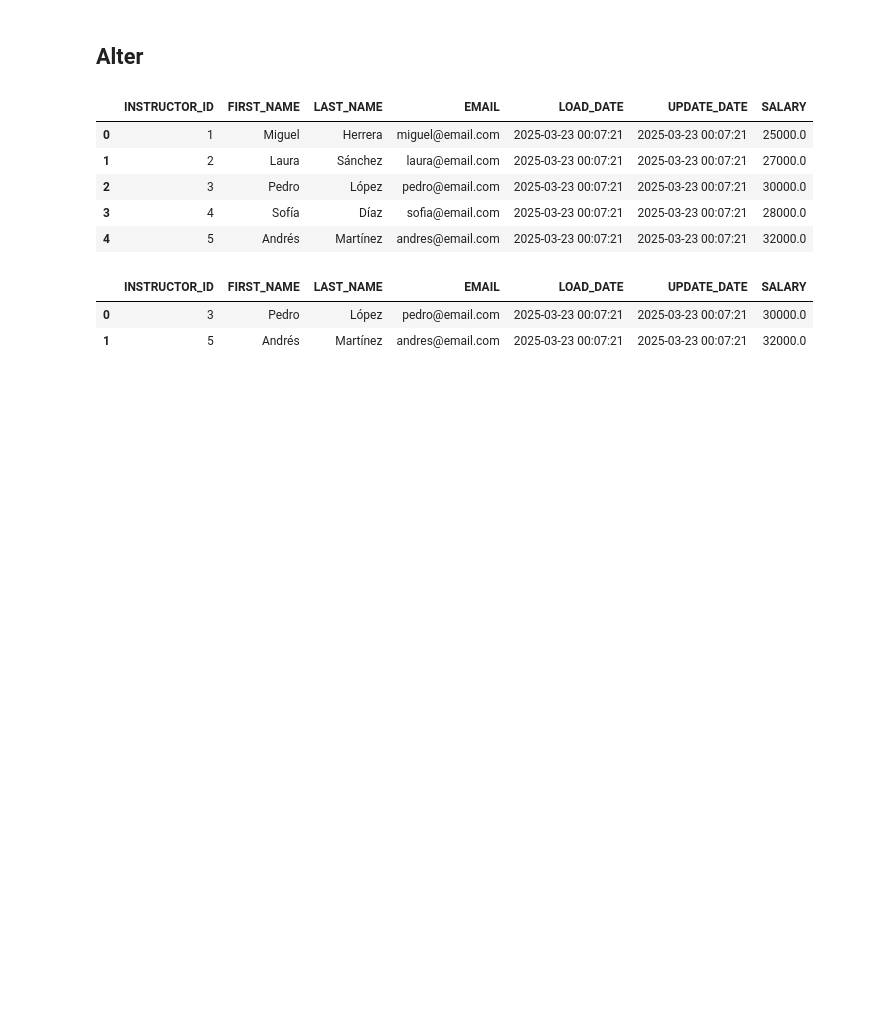
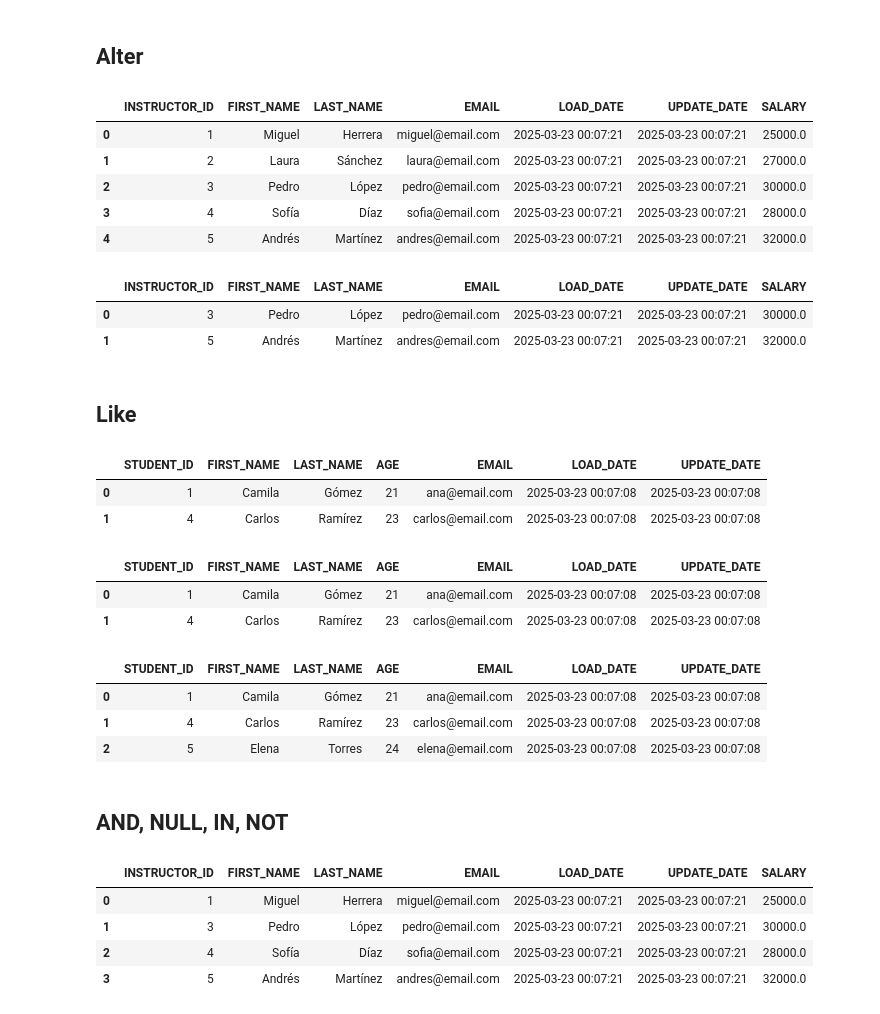
Before and after one commit to jasonssdev/platzi-db-sql, a Jupyter notebook: notebooks/02_jss_data_manipulation.ipynb, the cells around one changed output. Drawn from its saved outputs; the diff is of its cells as text; code cells hidden in the pictures; blank space fills up the shorter version.

```diff
--- a/notebooks/02_jss_data_manipulation.ipynb
+++ b/notebooks/02_jss_data_manipulation.ipynb
@@ -181,3 +181,42 @@ df_instructors.head()
 | 1 | 5 | Andrés | Martínez | andres@email.com | 2025-03-23 00:07:21 | 2025-03-23 00:07:21 | 32000.0 |
 # %%
 conn.commit()
+# %% [markdown]
+## Like
+# %%
+query_select_students = """
+SELECT * FROM STUDENTS
+WHERE LAST_NAME LIKE '%Z';
+"""
+
+df_students = pd.read_sql(query_select_students, conn)
+df_students.head()
+# %% [output]
+|  | STUDENT_ID | FIRST_NAME | LAST_NAME | AGE | EMAIL | LOAD_DATE | UPDATE_DATE |
+| 0 | 1 | Camila | Gómez | 21 | ana@email.com | 2025-03-23 00:07:08 | 2025-03-23 00:07:08 |
+| 1 | 4 | Carlos | Ramírez | 23 | carlos@email.com | 2025-03-23 00:07:08 | 2025-03-23 00:07:08 |
+# %%
+query_select_students = """
+SELECT * FROM STUDENTS
+WHERE FIRST_NAME LIKE 'C%';
+"""
+
+df_students = pd.read_sql(query_select_students, conn)
+df_students.head()
+# %% [output]
+|  | STUDENT_ID | FIRST_NAME | LAST_NAME | AGE | EMAIL | LOAD_DATE | UPDATE_DATE |
+| 0 | 1 | Camila | Gómez | 21 | ana@email.com | 2025-03-23 00:07:08 | 2025-03-23 00:07:08 |
+| 1 | 4 | Carlos | Ramírez | 23 | carlos@email.com | 2025-03-23 00:07:08 | 2025-03-23 00:07:08 |
+# %%
+query_select_students = """
+SELECT * FROM STUDENTS
+WHERE FIRST_NAME LIKE '%a%';
+"""
+
+df_students = pd.read_sql(query_select_students, conn)
+df_students.head()
+# %% [output]
+|  | STUDENT_ID | FIRST_NAME | LAST_NAME | AGE | EMAIL | LOAD_DATE | UPDATE_DATE |
+| 0 | 1 | Camila | Gómez | 21 | ana@email.com | 2025-03-23 00:07:08 | 2025-03-23 00:07:08 |
+| 1 | 4 | Carlos | Ramírez | 23 | carlos@email.com | 2025-03-23 00:07:08 | 2025-03-23 00:07:08 |
+| 2 | 5 | Elena | Torres | 24 | elena@email.com | 2025-03-23 00:07:08 | 2025-03-23 00:07:08 |
@@ -183,0 +225,19 @@ conn.commit()
+# %% [markdown]
+## AND, NULL, IN, NOT
+# %%
+query_select_instructor = """
+SELECT * FROM INSTRUCTORS
+WHERE SALARY > 27000
+AND FIRST_NAME LIKE '%A%'
+OR FIRST_NAME LIKE '%E%';
+"""
+
+cursor.execute(query_select_instructor)
+df_instructors = pd.read_sql(query_select_instructor, conn)
+df_instructors.head()
+# %% [output]
+|  | INSTRUCTOR_ID | FIRST_NAME | LAST_NAME | EMAIL | LOAD_DATE | UPDATE_DATE | SALARY |
+| 0 | 1 | Miguel | Herrera | miguel@email.com | 2025-03-23 00:07:21 | 2025-03-23 00:07:21 | 25000.0 |
+| 1 | 3 | Pedro | López | pedro@email.com | 2025-03-23 00:07:21 | 2025-03-23 00:07:21 | 30000.0 |
+| 2 | 4 | Sofía | Díaz | sofia@email.com | 2025-03-23 00:07:21 | 2025-03-23 00:07:21 | 28000.0 |
+| 3 | 5 | Andrés | Martínez | andres@email.com | 2025-03-23 00:07:21 | 2025-03-23 00:07:21 | 32000.0 |
```
Also changed, not shown: parts of 6 cells of this notebook.
